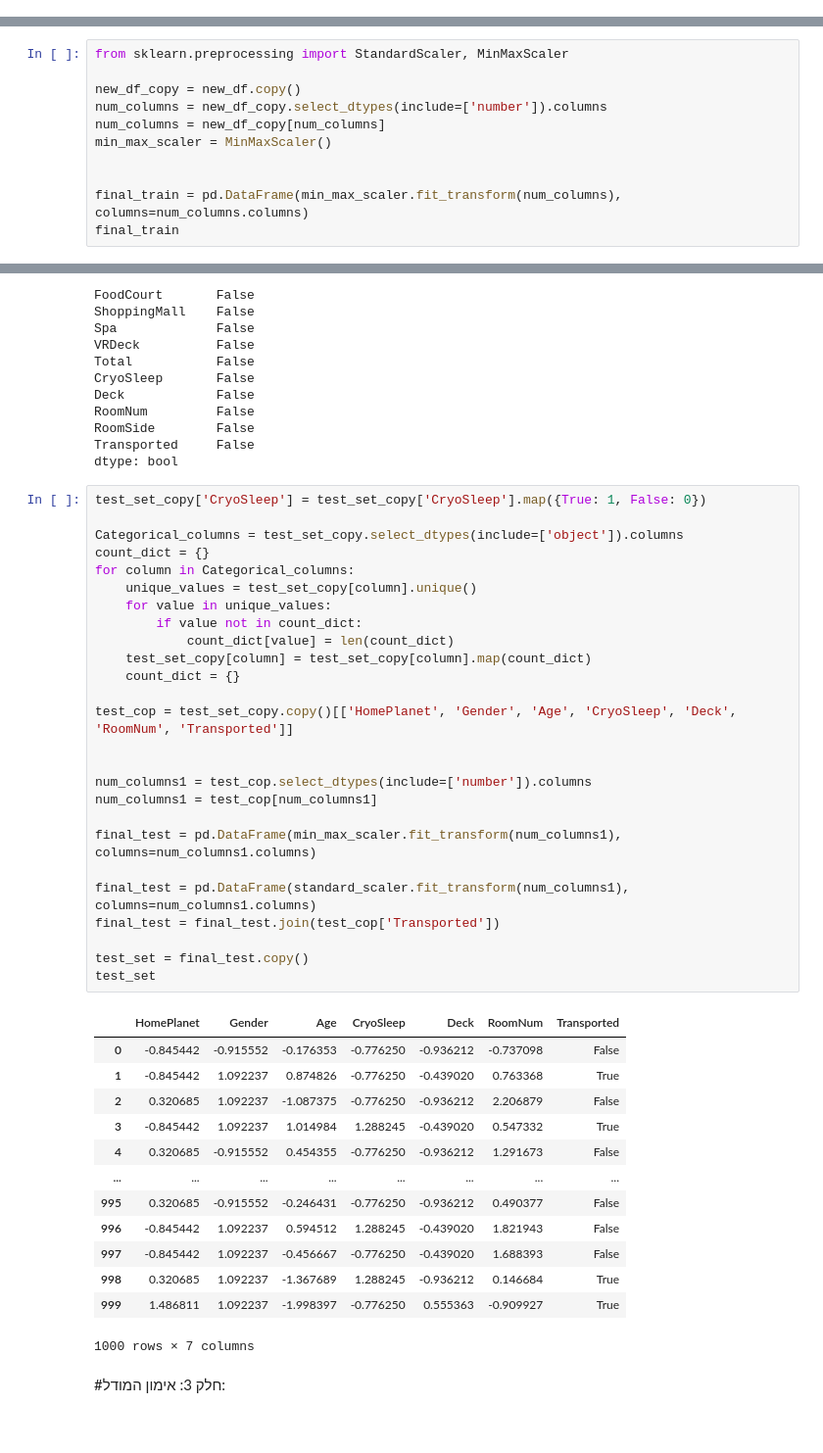
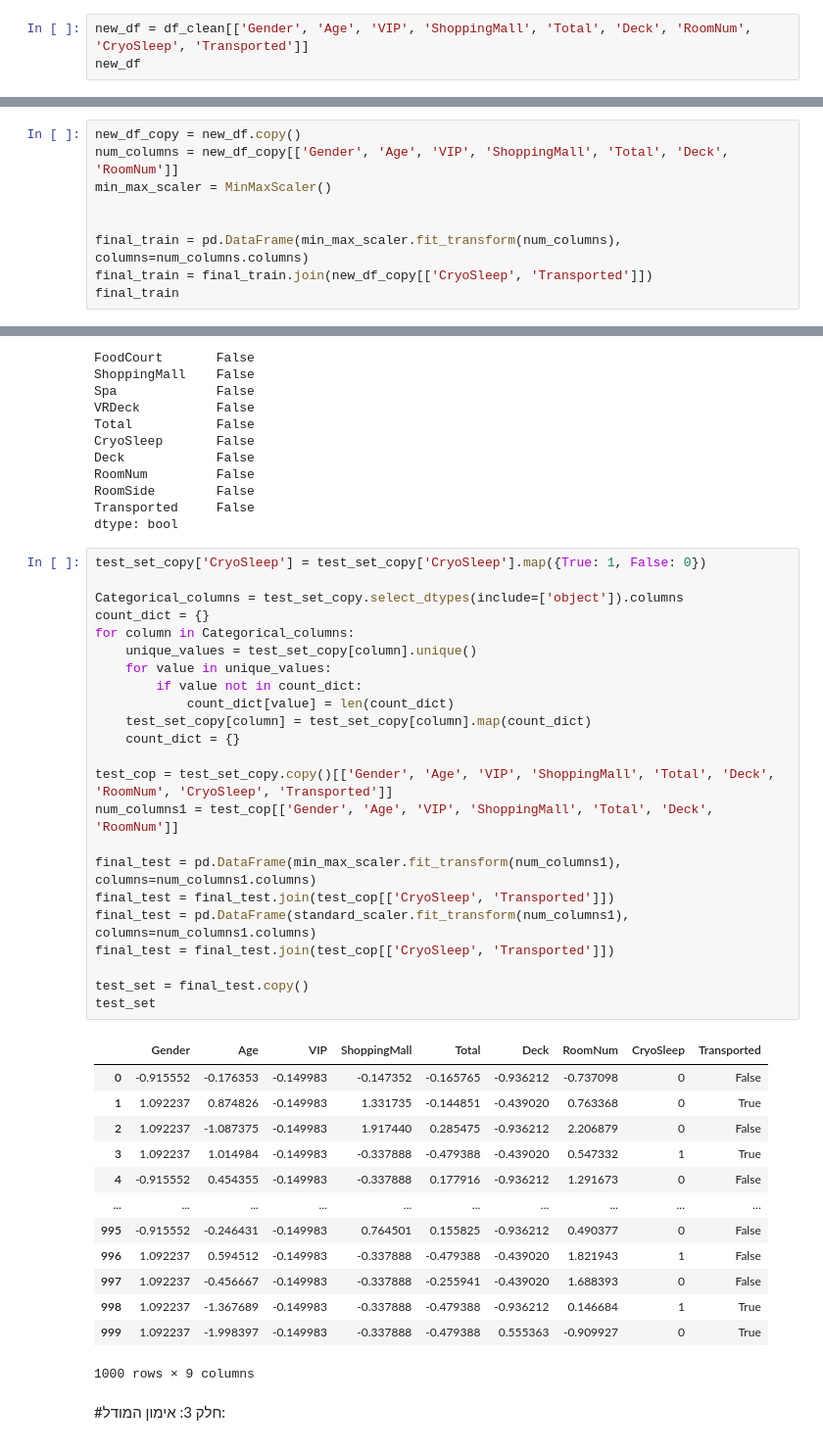
Before and after one commit to thorthor08/Thor, a Jupyter notebook: אריאל_נאוי_שלד_למחברת_סופית_לפרוייקט.ipynb, the cells around one changed output, grey strips where cells are left out. Shown at 98% size. Cells and saved outputs as stored; diff of their text form.

```diff
--- a/אריאל_נאוי_שלד_למחברת_סופית_לפרוייקט.ipynb
+++ b/אריאל_נאוי_שלד_למחברת_סופית_לפרוייקט.ipynb
@@ -369,0 +369,3 @@ new_df
+# %%
+new_df = df_clean[['Gender', 'Age', 'VIP', 'ShoppingMall', 'Total', 'Deck', 'RoomNum', 'CryoSleep', 'Transported']]
+new_df
@@ -449,14 +480,12 @@ new_df
 
 נרמול הנתונים:
 # %%
-from sklearn.preprocessing import StandardScaler, MinMaxScaler
-
 new_df_copy = new_df.copy()
-num_columns = new_df_copy.select_dtypes(include=['number']).columns
-num_columns = new_df_copy[num_columns]
+num_columns = new_df_copy[['Gender', 'Age', 'VIP', 'ShoppingMall', 'Total', 'Deck', 'RoomNum']]
 min_max_scaler = MinMaxScaler()
 
 
 final_train = pd.DataFrame(min_max_scaler.fit_transform(num_columns), columns=num_columns.columns)
+final_train = final_train.join(new_df_copy[['CryoSleep', 'Transported']])
 final_train
 # %% [output]
@@ -547,43 +576,40 @@ dtype: bool
 # %%
 test_set_copy['CryoSleep'] = test_set_copy['CryoSleep'].map({True: 1, False: 0})
 
 Categorical_columns = test_set_copy.select_dtypes(include=['object']).columns
 count_dict = {}
 for column in Categorical_columns:
     unique_values = test_set_copy[column].unique()
     for value in unique_values:
         if value not in count_dict:
             count_dict[value] = len(count_dict)
     test_set_copy[column] = test_set_copy[column].map(count_dict)
     count_dict = {}
 
-test_cop = test_set_copy.copy()[['HomePlanet', 'Gender', 'Age', 'CryoSleep', 'Deck', 'RoomNum', 'Transported']]
-
-
-num_columns1 = test_cop.select_dtypes(include=['number']).columns
-num_columns1 = test_cop[num_columns1]
+test_cop = test_set_copy.copy()[['Gender', 'Age', 'VIP', 'ShoppingMall', 'Total', 'Deck', 'RoomNum', 'CryoSleep', 'Transported']]
+num_columns1 = test_cop[['Gender', 'Age', 'VIP', 'ShoppingMall', 'Total', 'Deck', 'RoomNum']]
 
 final_test = pd.DataFrame(min_max_scaler.fit_transform(num_columns1), columns=num_columns1.columns)
-
+final_test = final_test.join(test_cop[['CryoSleep', 'Transported']])
 final_test = pd.DataFrame(standard_scaler.fit_transform(num_columns1), columns=num_columns1.columns)
-final_test = final_test.join(test_cop['Transported'])
+final_test = final_test.join(test_cop[['CryoSleep', 'Transported']])
 
 test_set = final_test.copy()
 test_set
 # %% [output]
-|  | HomePlanet | Gender | Age | CryoSleep | Deck | RoomNum | Transported |
-| 0 | -0.845442 | -0.915552 | -0.176353 | -0.776250 | -0.936212 | -0.737098 | False |
-| 1 | -0.845442 | 1.092237 | 0.874826 | -0.776250 | -0.439020 | 0.763368 | True |
-| 2 | 0.320685 | 1.092237 | -1.087375 | -0.776250 | -0.936212 | 2.206879 | False |
-| 3 | -0.845442 | 1.092237 | 1.014984 | 1.288245 | -0.439020 | 0.547332 | True |
-| 4 | 0.320685 | -0.915552 | 0.454355 | -0.776250 | -0.936212 | 1.291673 | False |
-| ... | ... | ... | ... | ... | ... | ... | ... |
-| 995 | 0.320685 | -0.915552 | -0.246431 | -0.776250 | -0.936212 | 0.490377 | False |
-| 996 | -0.845442 | 1.092237 | 0.594512 | 1.288245 | -0.439020 | 1.821943 | False |
-| 997 | -0.845442 | 1.092237 | -0.456667 | -0.776250 | -0.439020 | 1.688393 | False |
-| 998 | 0.320685 | 1.092237 | -1.367689 | 1.288245 | -0.936212 | 0.146684 | True |
-| 999 | 1.486811 | 1.092237 | -1.998397 | -0.776250 | 0.555363 | -0.909927 | True |
+|  | Gender | Age | VIP | ShoppingMall | Total | Deck | RoomNum | CryoSleep | Transported |
+| 0 | -0.915552 | -0.176353 | -0.149983 | -0.147352 | -0.165765 | -0.936212 | -0.737098 | 0 | False |
+| 1 | 1.092237 | 0.874826 | -0.149983 | 1.331735 | -0.144851 | -0.439020 | 0.763368 | 0 | True |
+| 2 | 1.092237 | -1.087375 | -0.149983 | 1.917440 | 0.285475 | -0.936212 | 2.206879 | 0 | False |
+| 3 | 1.092237 | 1.014984 | -0.149983 | -0.337888 | -0.479388 | -0.439020 | 0.547332 | 1 | True |
+| 4 | -0.915552 | 0.454355 | -0.149983 | -0.337888 | 0.177916 | -0.936212 | 1.291673 | 0 | False |
+| ... | ... | ... | ... | ... | ... | ... | ... | ... | ... |
+| 995 | -0.915552 | -0.246431 | -0.149983 | 0.764501 | 0.155825 | -0.936212 | 0.490377 | 0 | False |
+| 996 | 1.092237 | 0.594512 | -0.149983 | -0.337888 | -0.479388 | -0.439020 | 1.821943 | 1 | False |
+| 997 | 1.092237 | -0.456667 | -0.149983 | -0.337888 | -0.255941 | -0.439020 | 1.688393 | 0 | False |
+| 998 | 1.092237 | -1.367689 | -0.149983 | -0.337888 | -0.479388 | -0.936212 | 0.146684 | 1 | True |
+| 999 | 1.092237 | -1.998397 | -0.149983 | -0.337888 | -0.479388 | 0.555363 | -0.909927 | 0 | True |
-1000 rows × 7 columns
+1000 rows × 9 columns
 # %% [markdown]
 <div dir='rtl'>
 
```
Also changed, not shown: parts of 24 cells of this notebook.
